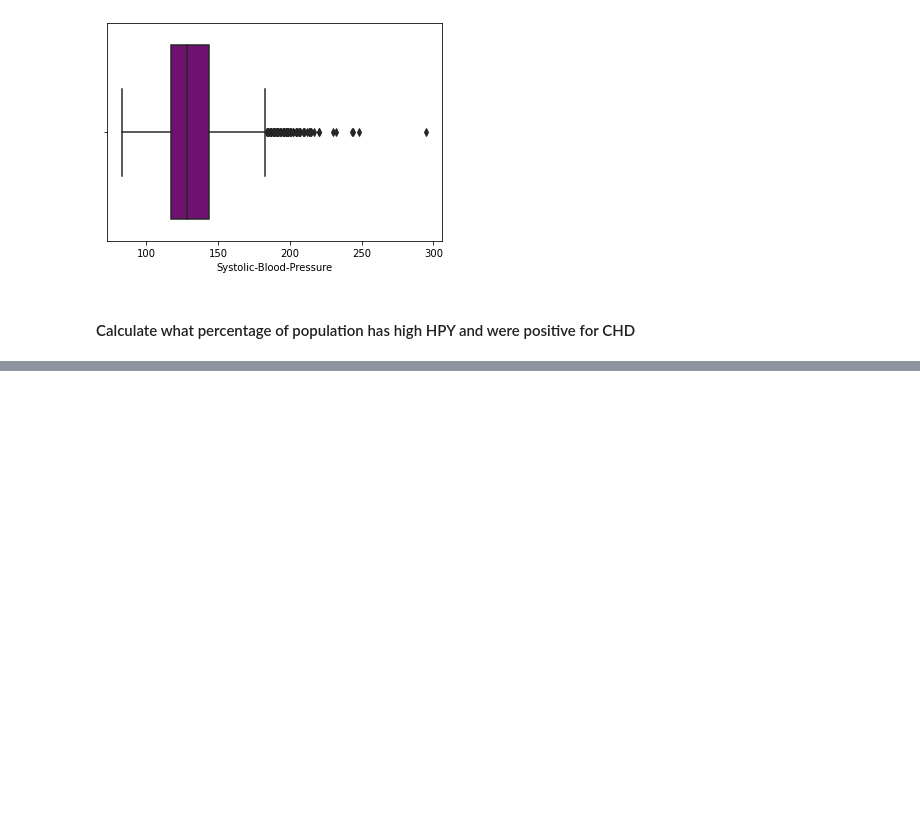
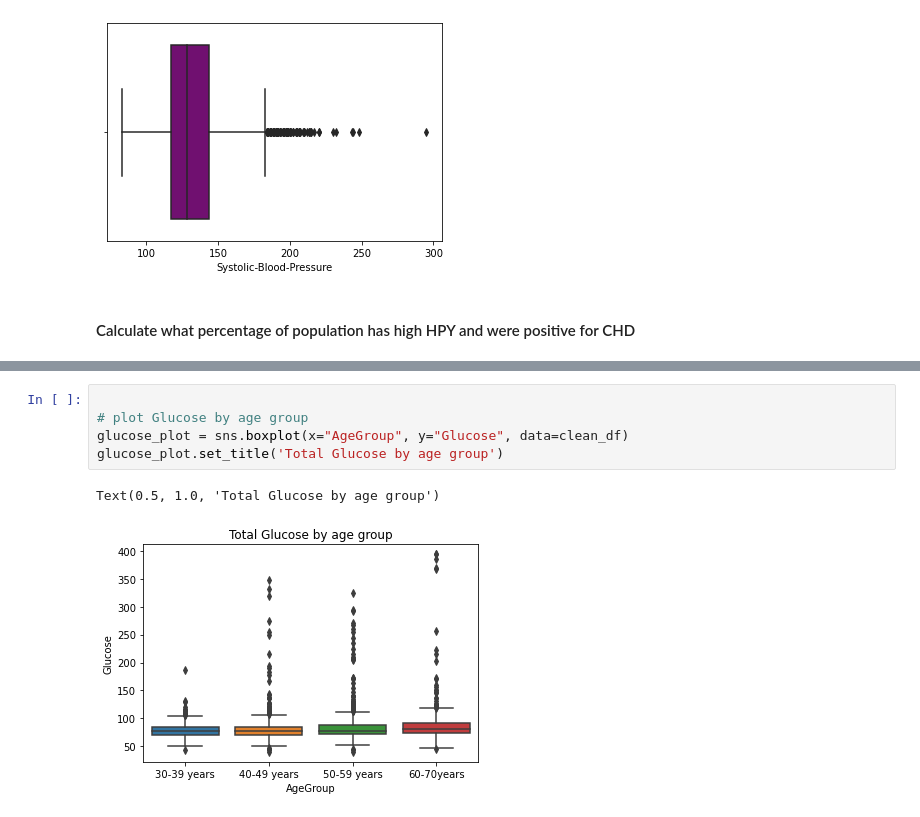
Before and after one commit to sajedehsaremi/Healthy-tuples, a Jupyter notebook: cleaning_data.ipynb, the cells around one changed output, grey strips where cells are left out. Drawn from its saved outputs; the diff is of its cells as text; blank space fills up the shorter version.

```diff
--- a/cleaning_data.ipynb
+++ b/cleaning_data.ipynb
@@ -413,0 +421,8 @@ Outlier_sysBP = clean_df[(clean_df['Systolic-Blood-Pressure'] > 220)]
+# %%
+
+# plot Glucose by age group
+glucose_plot = sns.boxplot(x="AgeGroup", y="Glucose", data=clean_df)
+glucose_plot.set_title('Total Glucose by age group')
+# %% [output]
+Text(0.5, 1.0, 'Total Glucose by age group')
+[figure, added]
```
Also changed, not shown: parts of 5 cells of this notebook.
